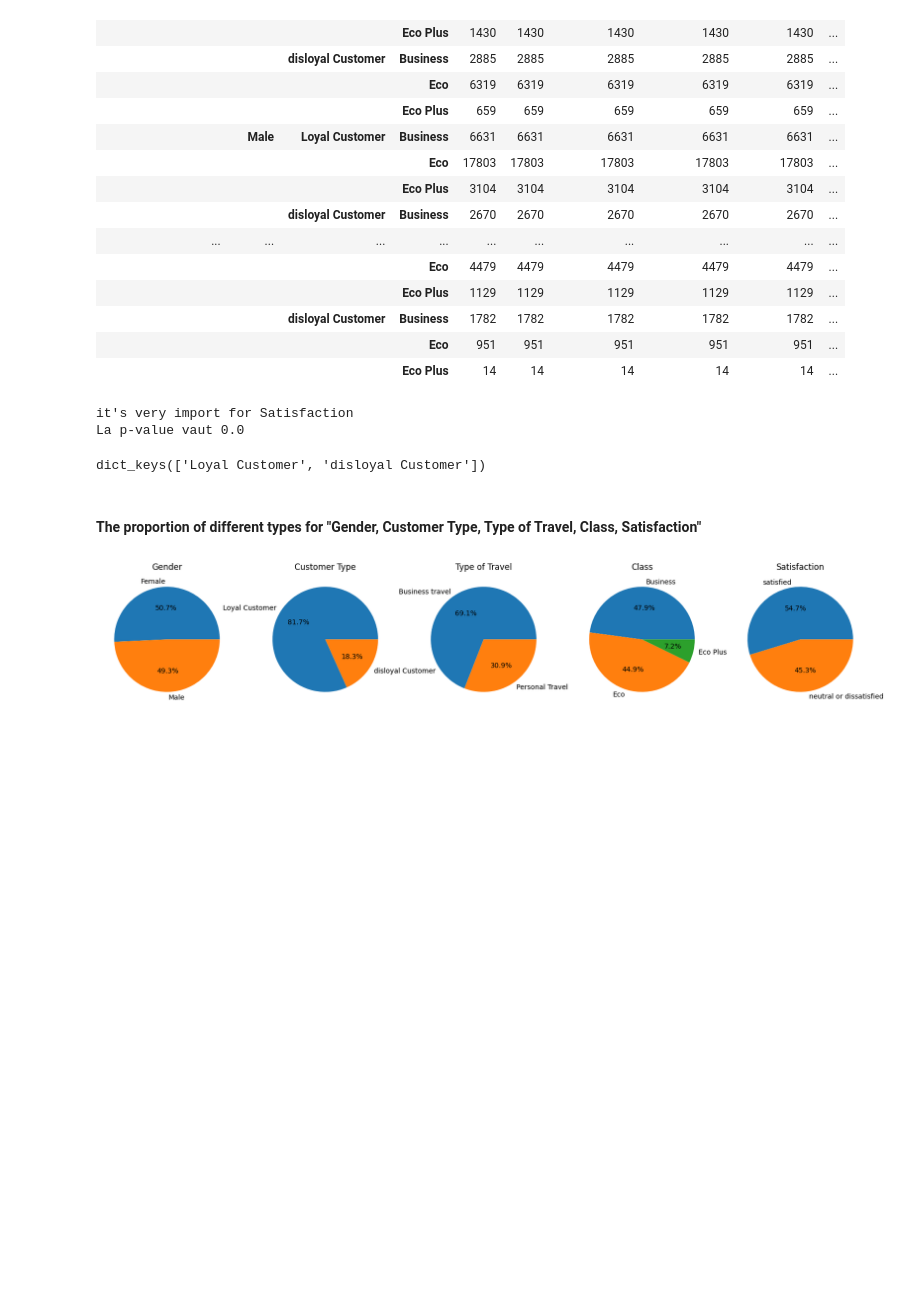
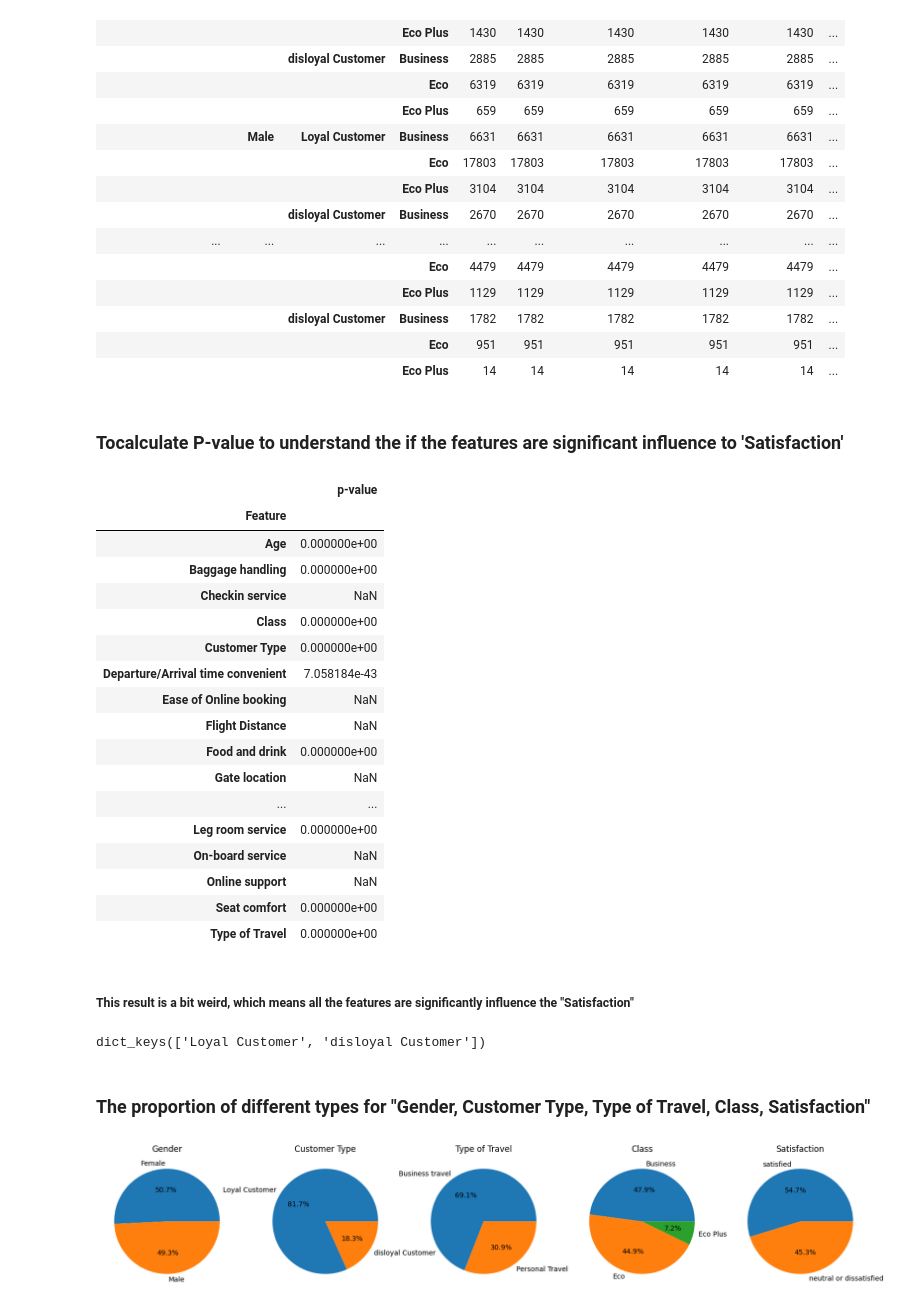
Before and after one commit to FengfengZ93/Airline_classification, a Jupyter notebook: 1.airline_analysis.ipynb, the cells around one changed output. Saved outputs shown, nothing was run; the diff lists cells and outputs as text; code cells hidden in the pictures; blank space fills up the shorter version.

```diff
--- a/1.airline_analysis.ipynb
+++ b/1.airline_analysis.ipynb
@@ -131,5 +131,3 @@ df.groupby(by=["Satisfaction", "Gender", 'Customer Type', 'Class']).count()
 |  |  | disloyal Customer | Business | 1782 | 1782 | 1782 | 1782 | 1782 | ... |
 |  |  |  | Eco | 951 | 951 | 951 | 951 | 951 | ... |
 |  |  |  | Eco Plus | 14 | 14 | 14 | 14 | 14 | ... |
-# %%
-df_pivot = df[["Satisfaction", "Gender", 'Customer Type', 'Class']].pivot_table(index="Satisfaction", columns=["Gender", 'Customer Type', 'Class'], aggfunc=len)
@@ -138,10 +134,38 @@ st_chi2, st_p, st_dof, st_exp  = chi2_contingency(df_pivot )
-# %%
-if st_p > 0.05:
-  print("it's nothing for Satisfaction ")
-elif st_p < 0.05:
-  print("it's very import for Satisfaction")
-
-print(f"La p-value vaut {st_p}")
-# %% [output]
-it's very import for Satisfaction
-La p-value vaut 0.0
+# %% [markdown]
+### Tocalculate P-value to understand the if the features are significant influence to 'Satisfaction'
+# %%
+features = ['Gender', 'Customer Type','Type of Travel','Class','Age', 'Flight Distance', 'Seat comfort', 'Departure/Arrival time convenient',
+                               'Food and drink','Gate location', 'Inflight wifi service', 'Inflight entertainment',
+                               'Online support', 'Ease of Online booking', 'On-board service', 'Leg room service',
+                               'Baggage handling', 'Checkin service']
+
+p_values = {}
+
+# Iterate over each feature and perform a chi-squared test of independence
+for feature in features:
+    df_pivot = df[['Satisfaction', feature]].pivot_table(index='Satisfaction', columns=feature, aggfunc=len)
+    st_chi2, st_p, st_dof, st_exp = chi2_contingency(df_pivot)
+    p_values[feature] = st_p
+
+p_values_df = pd.DataFrame({'p-value': p_values})
+p_values_df.index.name = 'Feature'
+p_values_df
+# %% [output]
+|  | p-value |
+| Feature |  |
+| Age | 0.000000e+00 |
+| Baggage handling | 0.000000e+00 |
+| Checkin service | NaN |
+| Class | 0.000000e+00 |
+| Customer Type | 0.000000e+00 |
+| Departure/Arrival time convenient | 7.058184e-43 |
+| Ease of Online booking | NaN |
+| Flight Distance | NaN |
+| Food and drink | 0.000000e+00 |
+| Gate location | NaN |
+| ... | ... |
+| Leg room service | 0.000000e+00 |
+| On-board service | NaN |
+| Online support | NaN |
+| Seat comfort | 0.000000e+00 |
+| Type of Travel | 0.000000e+00 |
@@ -148,10 +178,12 @@ La p-value vaut 0.0
+# %% [markdown]
+##### This result is a bit weird, which means all the features are significantly influence the "Satisfaction"
 # %%
 df.groupby('Class').groups.keys()
 df.groupby('Customer Type').groups.keys()
 # %% [output]
 dict_keys(['Loyal Customer', 'disloyal Customer'])
 # %% [markdown]
-#### The proportion of different types for "Gender, Customer Type, Type of Travel, Class, Satisfaction"
+### The proportion of different types for "Gender, Customer Type, Type of Travel, Class, Satisfaction"
 # %%
 cols = ['Gender', 'Customer Type', 'Type of Travel', 'Class', 'Satisfaction']
 
```
Also changed, not shown: parts of 3 cells of this notebook, 1 other file.
